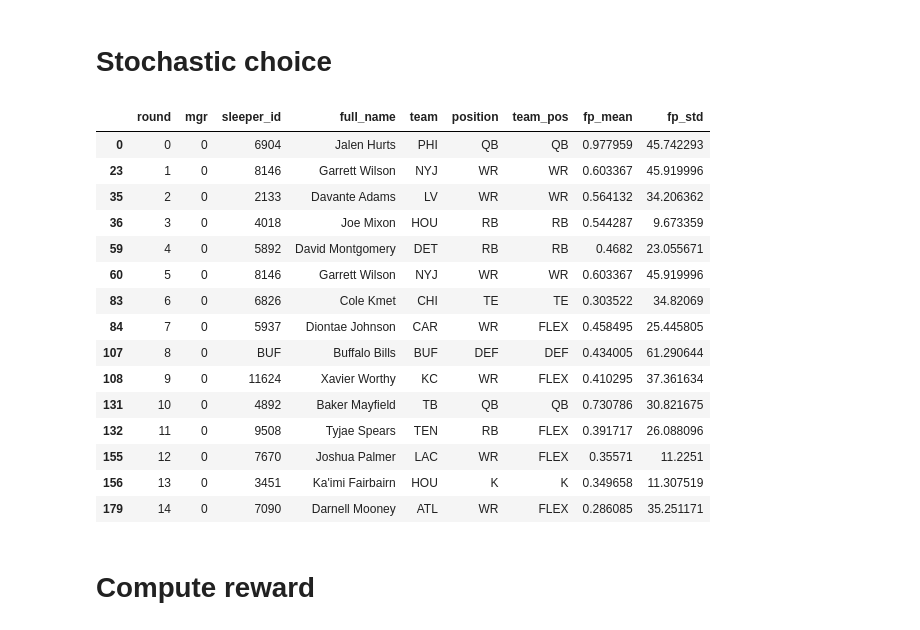
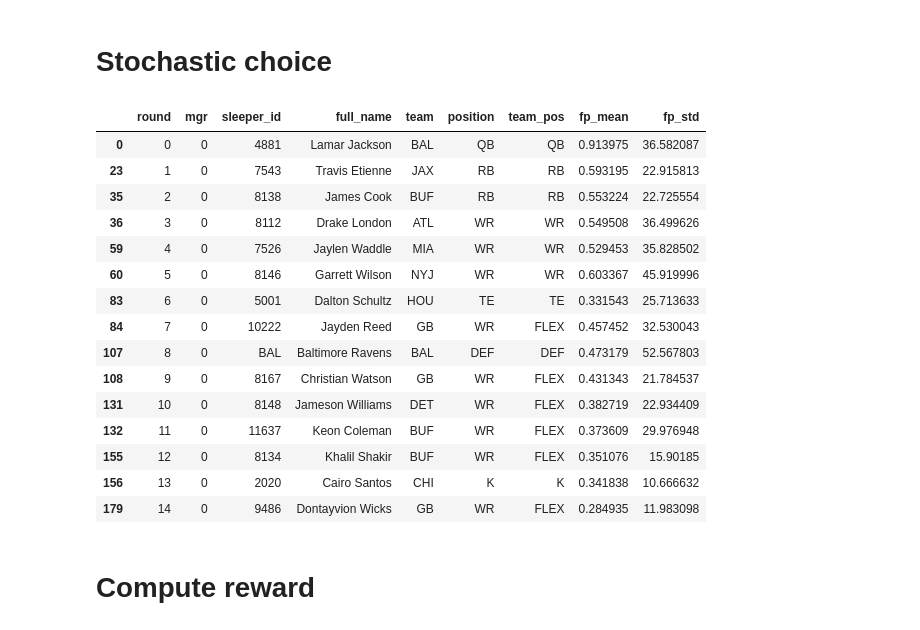
Before and after one commit to amehtaSF/fantasy_football_2024, a Jupyter notebook: rl_tests.ipynb, the cells around one changed output. Drawn from its saved outputs; the diff is of its cells as text; code cells hidden in the pictures.

```diff
--- a/rl_tests.ipynb
+++ b/rl_tests.ipynb
@@ -196,47 +196,47 @@ np.float64(0.5173829454252288)
 # %%
 from rl_env_sarl import SARLDraftEnv
 import pandas as pd
-env = SARLDraftEnv(stochastic_temp=1)
+env = SARLDraftEnv(stochastic_temp=.5)
 env.reset()
 pd.set_option('display.max_rows', None)
 
 state, reward, terminated, truncated, info = env.step(0) # 1
 state, reward, terminated, truncated, info = env.step(1) # 2
 state, reward, terminated, truncated, info = env.step(1) # 3
 state, reward, terminated, truncated, info = env.step(1) # 4
 state, reward, terminated, truncated, info = env.step(2) # 5
 state, reward, terminated, truncated, info = env.step(2) # 6
 state, reward, terminated, truncated, info = env.step(2) # 7
 state, reward, terminated, truncated, info = env.step(3) # 8
 state, reward, terminated, truncated, info = env.step(4) # 9
 state, reward, terminated, truncated, info = env.step(5) # 10
 state, reward, terminated, truncated, info = env.step(2) # 11
 state, reward, terminated, truncated, info = env.step(3) # 12
 state, reward, terminated, truncated, info = env.step(4) # 13
 state, reward, terminated, truncated, info = env.step(3) # 14
 state, reward, terminated, truncated, info = env.step(2) # 15
 
 # [env.stochastic_choice(1)]
 
 
 env.get_mgr_draft(0)
 # %% [output]
 |  | round | mgr | sleeper_id | full_name | team | position | team_pos | fp_mean | fp_std |
-| 0 | 0 | 0 | 6904 | Jalen Hurts | PHI | QB | QB | 0.977959 | 45.742293 |
-| 23 | 1 | 0 | 8146 | Garrett Wilson | NYJ | WR | WR | 0.603367 | 45.919996 |
-| 35 | 2 | 0 | 2133 | Davante Adams | LV | WR | WR | 0.564132 | 34.206362 |
-| 36 | 3 | 0 | 4018 | Joe Mixon | HOU | RB | RB | 0.544287 | 9.673359 |
-| 59 | 4 | 0 | 5892 | David Montgomery | DET | RB | RB | 0.4682 | 23.055671 |
+| 0 | 0 | 0 | 4881 | Lamar Jackson | BAL | QB | QB | 0.913975 | 36.582087 |
+| 23 | 1 | 0 | 7543 | Travis Etienne | JAX | RB | RB | 0.593195 | 22.915813 |
+| 35 | 2 | 0 | 8138 | James Cook | BUF | RB | RB | 0.553224 | 22.725554 |
+| 36 | 3 | 0 | 8112 | Drake London | ATL | WR | WR | 0.549508 | 36.499626 |
+| 59 | 4 | 0 | 7526 | Jaylen Waddle | MIA | WR | WR | 0.529453 | 35.828502 |
 | 60 | 5 | 0 | 8146 | Garrett Wilson | NYJ | WR | WR | 0.603367 | 45.919996 |
-| 83 | 6 | 0 | 6826 | Cole Kmet | CHI | TE | TE | 0.303522 | 34.82069 |
-| 84 | 7 | 0 | 5937 | Diontae Johnson | CAR | WR | FLEX | 0.458495 | 25.445805 |
-| 107 | 8 | 0 | BUF | Buffalo Bills | BUF | DEF | DEF | 0.434005 | 61.290644 |
-| 108 | 9 | 0 | 11624 | Xavier Worthy | KC | WR | FLEX | 0.410295 | 37.361634 |
-| 131 | 10 | 0 | 4892 | Baker Mayfield | TB | QB | QB | 0.730786 | 30.821675 |
-| 132 | 11 | 0 | 9508 | Tyjae Spears | TEN | RB | FLEX | 0.391717 | 26.088096 |
-| 155 | 12 | 0 | 7670 | Joshua Palmer | LAC | WR | FLEX | 0.35571 | 11.2251 |
-| 156 | 13 | 0 | 3451 | Ka'imi Fairbairn | HOU | K | K | 0.349658 | 11.307519 |
-| 179 | 14 | 0 | 7090 | Darnell Mooney | ATL | WR | FLEX | 0.286085 | 35.251171 |
+| 83 | 6 | 0 | 5001 | Dalton Schultz | HOU | TE | TE | 0.331543 | 25.713633 |
+| 84 | 7 | 0 | 10222 | Jayden Reed | GB | WR | FLEX | 0.457452 | 32.530043 |
+| 107 | 8 | 0 | BAL | Baltimore Ravens | BAL | DEF | DEF | 0.473179 | 52.567803 |
+| 108 | 9 | 0 | 8167 | Christian Watson | GB | WR | FLEX | 0.431343 | 21.784537 |
+| 131 | 10 | 0 | 8148 | Jameson Williams | DET | WR | FLEX | 0.382719 | 22.934409 |
+| 132 | 11 | 0 | 11637 | Keon Coleman | BUF | WR | FLEX | 0.373609 | 29.976948 |
+| 155 | 12 | 0 | 8134 | Khalil Shakir | BUF | WR | FLEX | 0.351076 | 15.90185 |
+| 156 | 13 | 0 | 2020 | Cairo Santos | CHI | K | K | 0.341838 | 10.666632 |
+| 179 | 14 | 0 | 9486 | Dontayvion Wicks | GB | WR | FLEX | 0.284935 | 11.983098 |
 # %% [markdown]
 # Compute reward
 # %%
```
Also changed, not shown: parts of 16 cells of this notebook, 5 other files.
